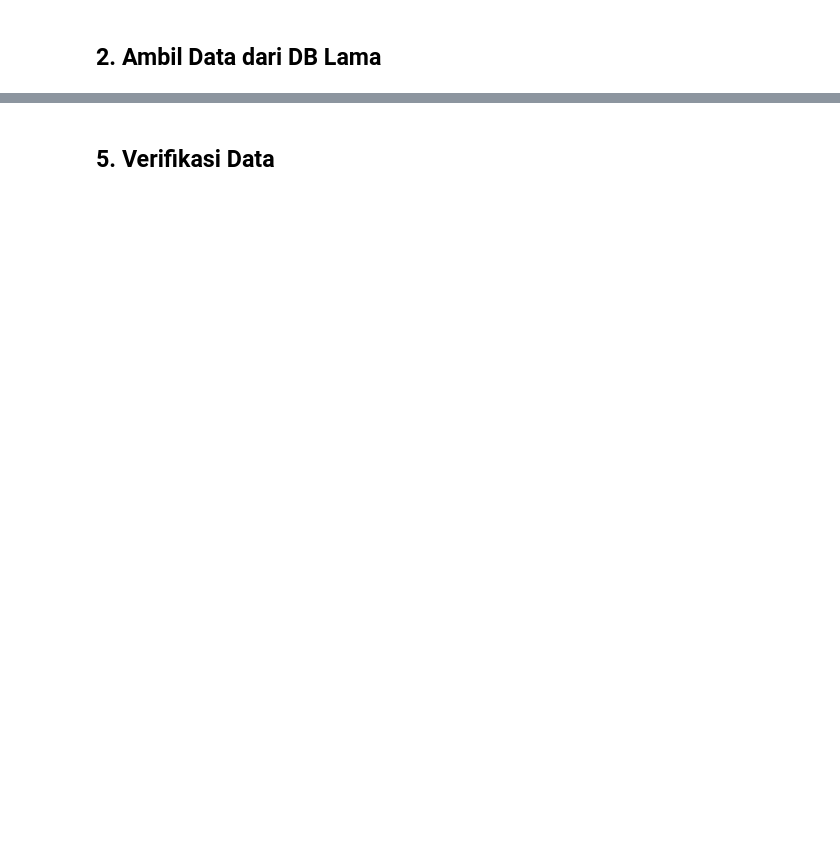
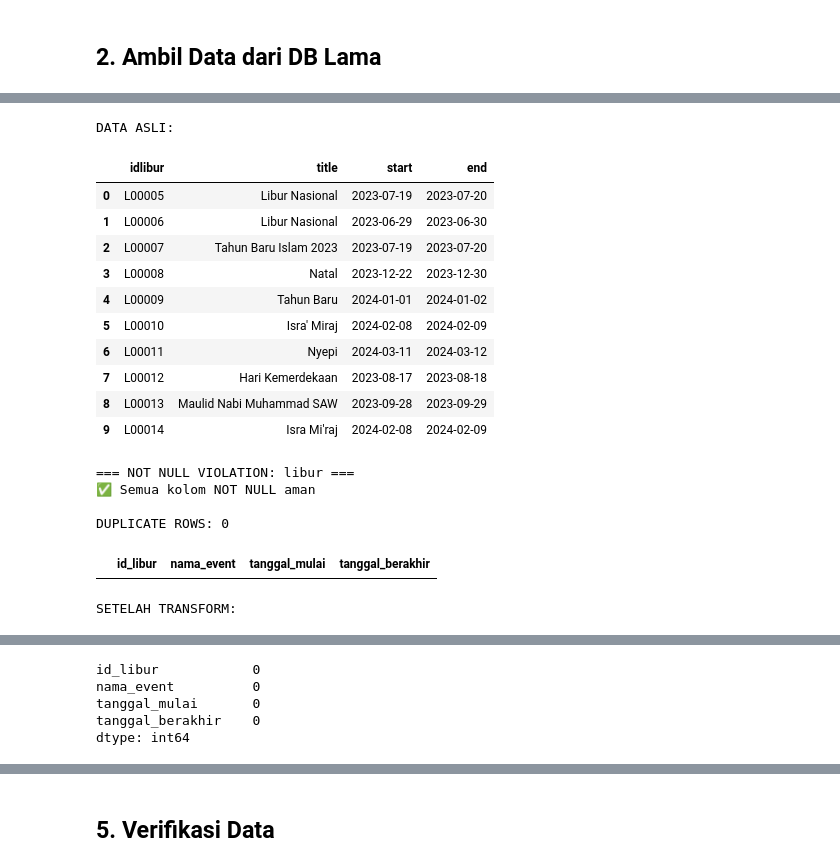
Before and after one commit to umamhaniff/DB_Migration_Leap, a Jupyter notebook: fase_1/script_afrida.ipynb, the cells around one changed output, grey strips where cells are left out. Drawn from its saved outputs; the diff is of its cells as text; code cells hidden in the pictures; blank space fills up the shorter version.

```diff
--- a/fase_1/script_afrida.ipynb
+++ b/fase_1/script_afrida.ipynb
@@ -46,7 +50,0 @@ print(f"Sample data: {{data_old[:3] if data_old else 'No data'}}")
-# %%
-# TODO: Tambahkan transformasi data di sini jika diperlukan
-# Contoh: rename columns, convert data types, handle missing values, etc.
-
-df = pd.DataFrame(data_old)
-print(f"Data shape: {{df.shape}}")
-print(f"Columns: {{df.columns.tolist()}}")
@@ -68,0 +255,68 @@ except Exception as e:
+# %%
+def migrate_libur():
+    print("\n=== MIGRATING LIBUR ===")
+
+    # 1. EXTRACT
+df_old = fetch_df("""
+        SELECT idlibur, title, start, end
+        FROM libur
+    """)
+
+preview_df(df_old, "DATA ASLI")
+
+# 2. TRANSFORM (mapping kolom)
+df = df_old.rename(columns={
+    'idlibur': 'id_libur',
+    'title': 'nama_event',
+    'start': 'tanggal_mulai',
+    'end': 'tanggal_berakhir'
+})
+
+# 3. CLEANING
+
+## handle null
+df['nama_event'] = df['nama_event'].fillna('Tidak Ada')
+
+# cek pelanggaran NOT NULL
+violation = report_not_null_violations(df, "libur")
+def migrate_libur():
+
+    if violation:
+        print("\n APPLY ENFORCE NOT NULL")
+        df = enforce_not_null(df, "libur")
+
+# 8. DUPLICATE
+check_duplicates(df, ['id_libur'])
+
+# 9. PREVIEW
+preview_df(df, "SETELAH TRANSFORM")
+
+## pastikan tipe
+df['id_libur'] = df['id_libur'].astype(str)
+check_dtype(df, "libur")
+
+# 4. VALIDASI
+check_nulls(df)
+check_duplicates(df, ['id_libur'])
+
+# 5. PREVIEW HASIL TRANSFORM
+preview_df(df, "SETELAH TRANSFORM")
+# %% [output]
+DATA ASLI:
+|  | idlibur | title | start | end |
+| 0 | L00005 | Libur Nasional | 2023-07-19 | 2023-07-20 |
+| 1 | L00006 | Libur Nasional | 2023-06-29 | 2023-06-30 |
+| 2 | L00007 | Tahun Baru Islam 2023 | 2023-07-19 | 2023-07-20 |
+| 3 | L00008 | Natal | 2023-12-22 | 2023-12-30 |
+| 4 | L00009 | Tahun Baru | 2024-01-01 | 2024-01-02 |
+| 5 | L00010 | Isra' Miraj | 2024-02-08 | 2024-02-09 |
+| 6 | L00011 | Nyepi | 2024-03-11 | 2024-03-12 |
+| 7 | L00012 | Hari Kemerdekaan | 2023-08-17 | 2023-08-18 |
+| 8 | L00013 | Maulid Nabi Muhammad SAW | 2023-09-28 | 2023-09-29 |
+| 9 | L00014 | Isra Mi'raj | 2024-02-08 | 2024-02-09 |
+=== NOT NULL VIOLATION: libur ===
+✅ Semua kolom NOT NULL aman
+
+DUPLICATE ROWS: 0
+|  | id_libur | nama_event | tanggal_mulai | tanggal_berakhir |
+SETELAH TRANSFORM:
@@ -68,0 +341,5 @@ except Exception as e:
+id_libur            0
+nama_event          0
+tanggal_mulai       0
+tanggal_berakhir    0
+dtype: int64
```
Also changed, not shown: parts of 25 cells of this notebook.
